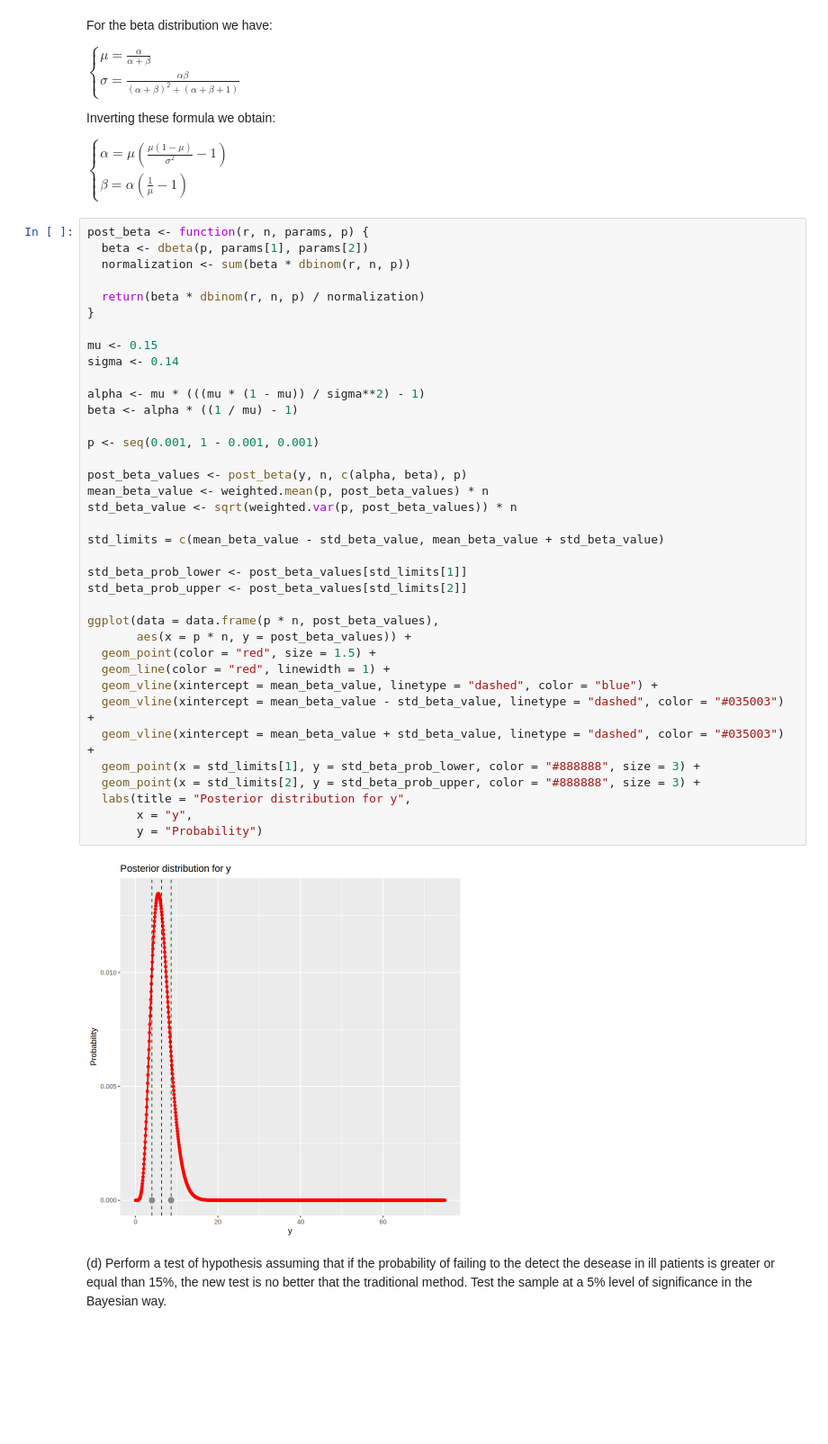
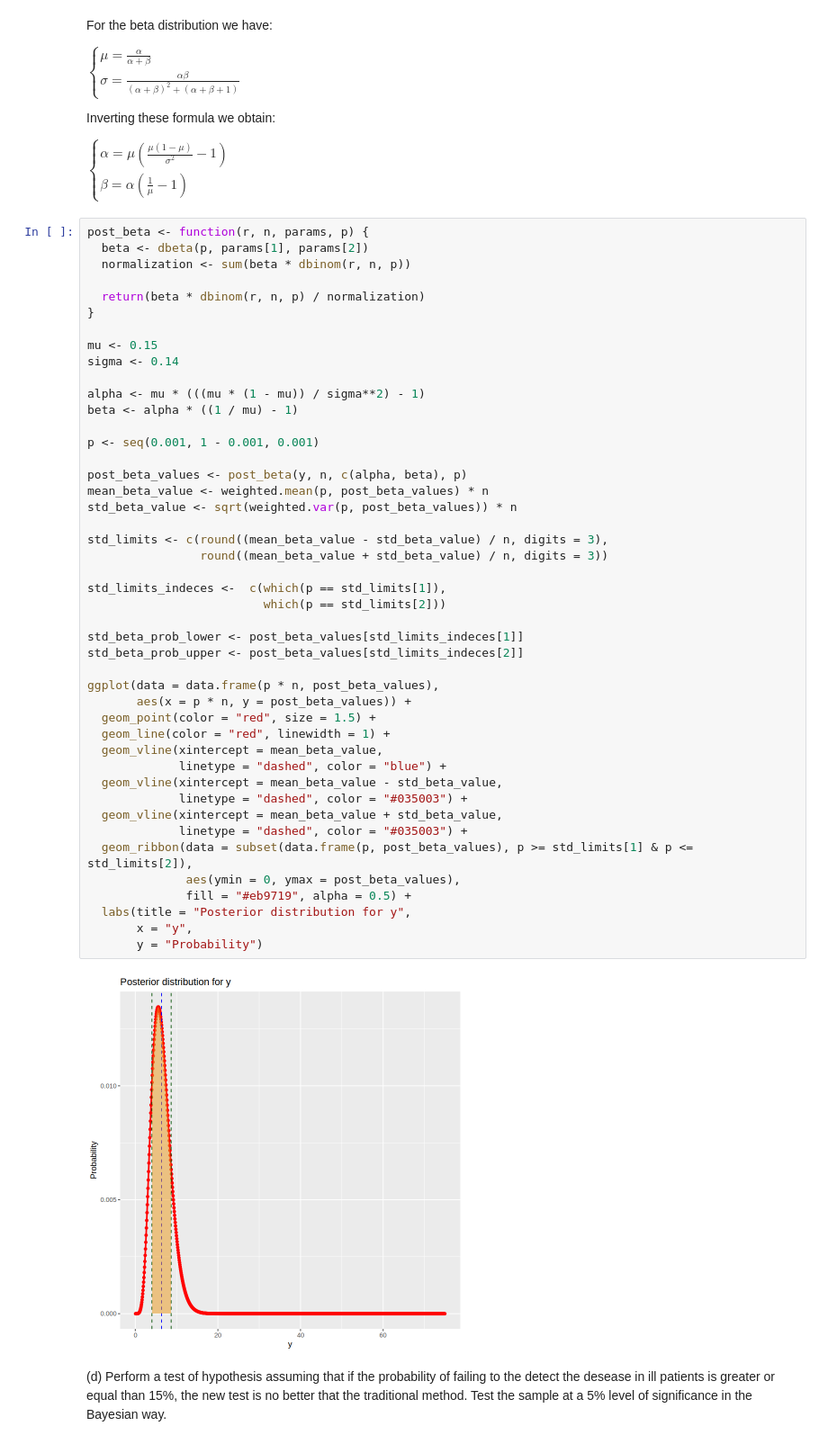
Before and after one commit to Kallo27/Advanced_statistics, a Jupyter notebook: Lab04/CalandraBuonaura_LorenzoRlab04.ipynb, the cells around one changed output. Shown at 90% size. Drawn from its saved outputs; the diff is of its cells as text; blank space fills up the shorter version.

```diff
--- a/Lab04/CalandraBuonaura_LorenzoRlab04.ipynb
+++ b/Lab04/CalandraBuonaura_LorenzoRlab04.ipynb
@@ -66,41 +94,49 @@ $
 # %%
 post_beta <- function(r, n, params, p) {
   beta <- dbeta(p, params[1], params[2])
   normalization <- sum(beta * dbinom(r, n, p))
 
   return(beta * dbinom(r, n, p) / normalization)
 }
 
 mu <- 0.15
 sigma <- 0.14
 
 alpha <- mu * (((mu * (1 - mu)) / sigma**2) - 1)
 beta <- alpha * ((1 / mu) - 1)
 
 p <- seq(0.001, 1 - 0.001, 0.001)
 
 post_beta_values <- post_beta(y, n, c(alpha, beta), p)
 mean_beta_value <- weighted.mean(p, post_beta_values) * n
 std_beta_value <- sqrt(weighted.var(p, post_beta_values)) * n
 
-std_limits = c(mean_beta_value - std_beta_value, mean_beta_value + std_beta_value)
+std_limits <- c(round((mean_beta_value - std_beta_value) / n, digits = 3),
+                round((mean_beta_value + std_beta_value) / n, digits = 3))
 
-std_beta_prob_lower <- post_beta_values[std_limits[1]]
-std_beta_prob_upper <- post_beta_values[std_limits[2]]
+std_limits_indeces <-  c(which(p == std_limits[1]),
+                         which(p == std_limits[2]))
+
+std_beta_prob_lower <- post_beta_values[std_limits_indeces[1]]
+std_beta_prob_upper <- post_beta_values[std_limits_indeces[2]]
 
 ggplot(data = data.frame(p * n, post_beta_values),
        aes(x = p * n, y = post_beta_values)) +
   geom_point(color = "red", size = 1.5) +
   geom_line(color = "red", linewidth = 1) +
-  geom_vline(xintercept = mean_beta_value, linetype = "dashed", color = "blue") +
-  geom_vline(xintercept = mean_beta_value - std_beta_value, linetype = "dashed", color = "#035003") +
-  geom_vline(xintercept = mean_beta_value + std_beta_value, linetype = "dashed", color = "#035003") +
-  geom_point(x = std_limits[1], y = std_beta_prob_lower, color = "#888888", size = 3) +
-  geom_point(x = std_limits[2], y = std_beta_prob_upper, color = "#888888", size = 3) +
+  geom_vline(xintercept = mean_beta_value,
+             linetype = "dashed", color = "blue") +
+  geom_vline(xintercept = mean_beta_value - std_beta_value,
+             linetype = "dashed", color = "#035003") +
+  geom_vline(xintercept = mean_beta_value + std_beta_value,
+             linetype = "dashed", color = "#035003") +
+  geom_ribbon(data = subset(data.frame(p, post_beta_values), p >= std_limits[1] & p <= std_limits[2]),
+              aes(ymin = 0, ymax = post_beta_values),
+              fill = "#eb9719", alpha = 0.5) +
   labs(title = "Posterior distribution for y",
        x = "y",
        y = "Probability")
 # %% [output]
-[figure, old version]
+[figure, new version]
 # %% [markdown]
 (d) Perform a test of hypothesis assuming that if the probability of failing to the detect the desease in ill patients is greater or equal than 15%, the new test is no better that the traditional method. Test the sample at a 5% level of significance in the Bayesian way.
```
Also changed, not shown: parts of 10 cells of this notebook.
